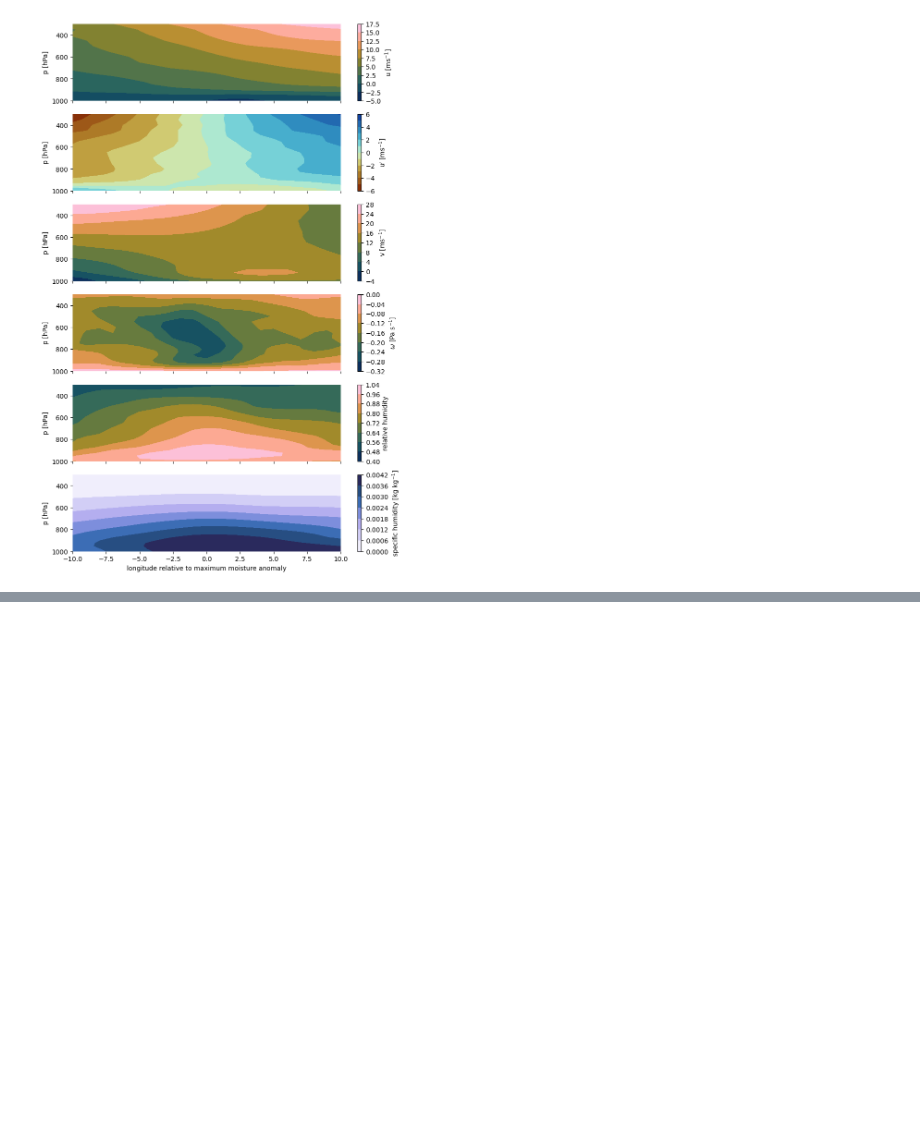
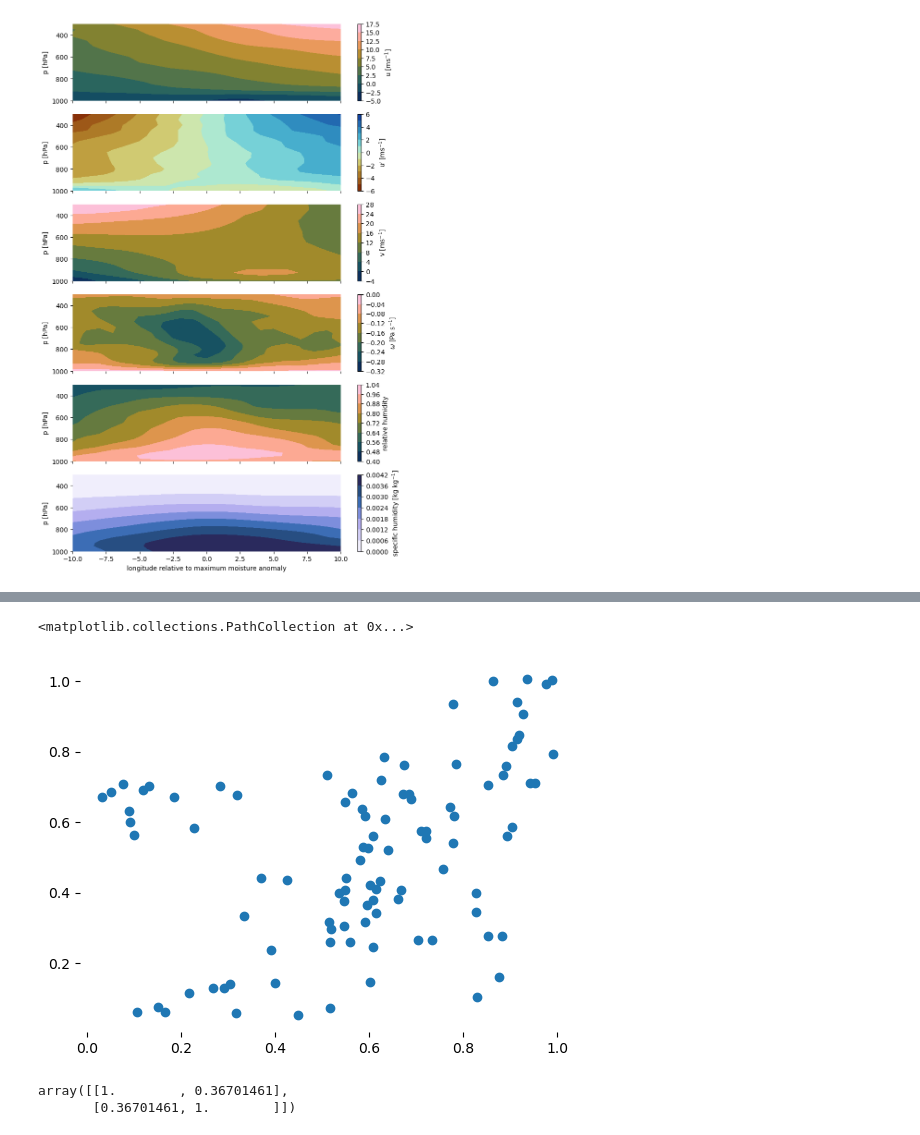
Before and after one commit to fepit/haloac3_moistintrusion, a Jupyter notebook: hac3_paper.ipynb, the cells around one changed output, grey strips where cells are left out. Saved outputs shown, nothing was run; the diff lists cells and outputs as text; code cells hidden in the pictures; blank space fills up the shorter version.

```diff
--- a/hac3_paper.ipynb
+++ b/hac3_paper.ipynb
@@ -1087,0 +1275,10 @@ Text(0.5, 102.72222222222219, 'longitude relative to maximum moisture anomaly')
+# %%
+plt.scatter(startrh,endrh)
+# %% [output]
+<matplotlib.collections.PathCollection at 0x...>
+[figure, added]
+# %%
+np.corrcoef(startrh,endrh)
+# %% [output]
+array([[1.        , 0.36701461],
+       [0.36701461, 1.        ]])
```
Also changed, not shown: parts of 3 cells of this notebook.
